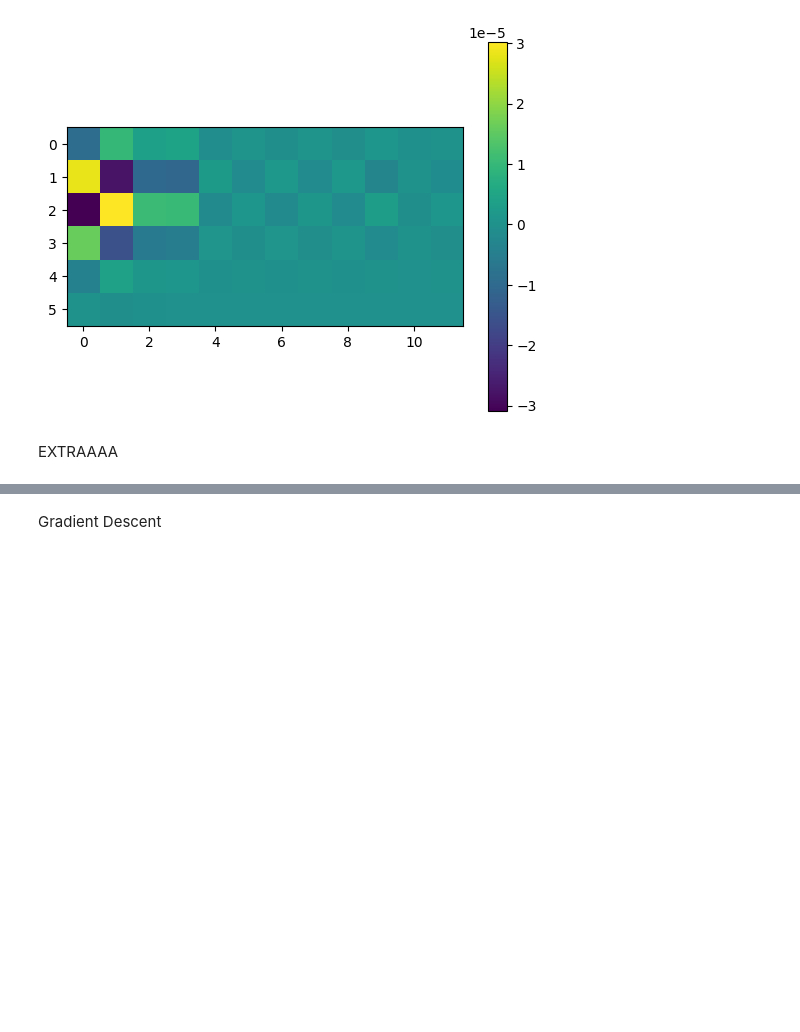
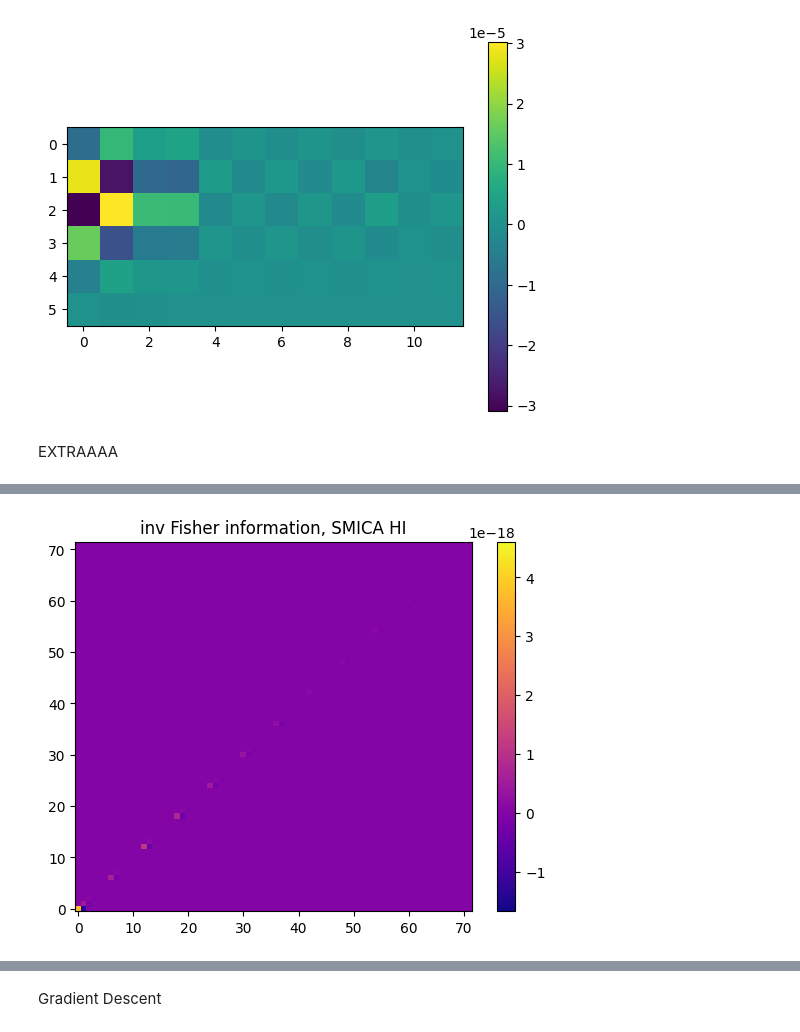
Before and after one commit to urwa99/MASS_Thesis, a Jupyter notebook: HI/SMICA_HI5.ipynb, the cells around one changed output, grey strips where cells are left out. Drawn from its saved outputs; the diff is of its cells as text; code cells hidden in the pictures; blank space fills up the shorter version.

```diff
--- a/HI/SMICA_HI5.ipynb
+++ b/HI/SMICA_HI5.ipynb
@@ -629,0 +681,2 @@ EXTRAAAA
+# %%
+F=fisher_information(C_smica)
@@ -629,0 +698,7 @@ EXTRAAAA
+# %%
+plt.imshow(inv_fish, origin='lower', cmap='plasma', aspect='auto', vmin=v_min, vmax=v_max)
+plt.colorbar()
+plt.title(f"inv Fisher information, SMICA HI")
+plt.show()
+# %% [output]
+[figure, added]
```
Also changed, not shown: parts of 7 cells of this notebook.
